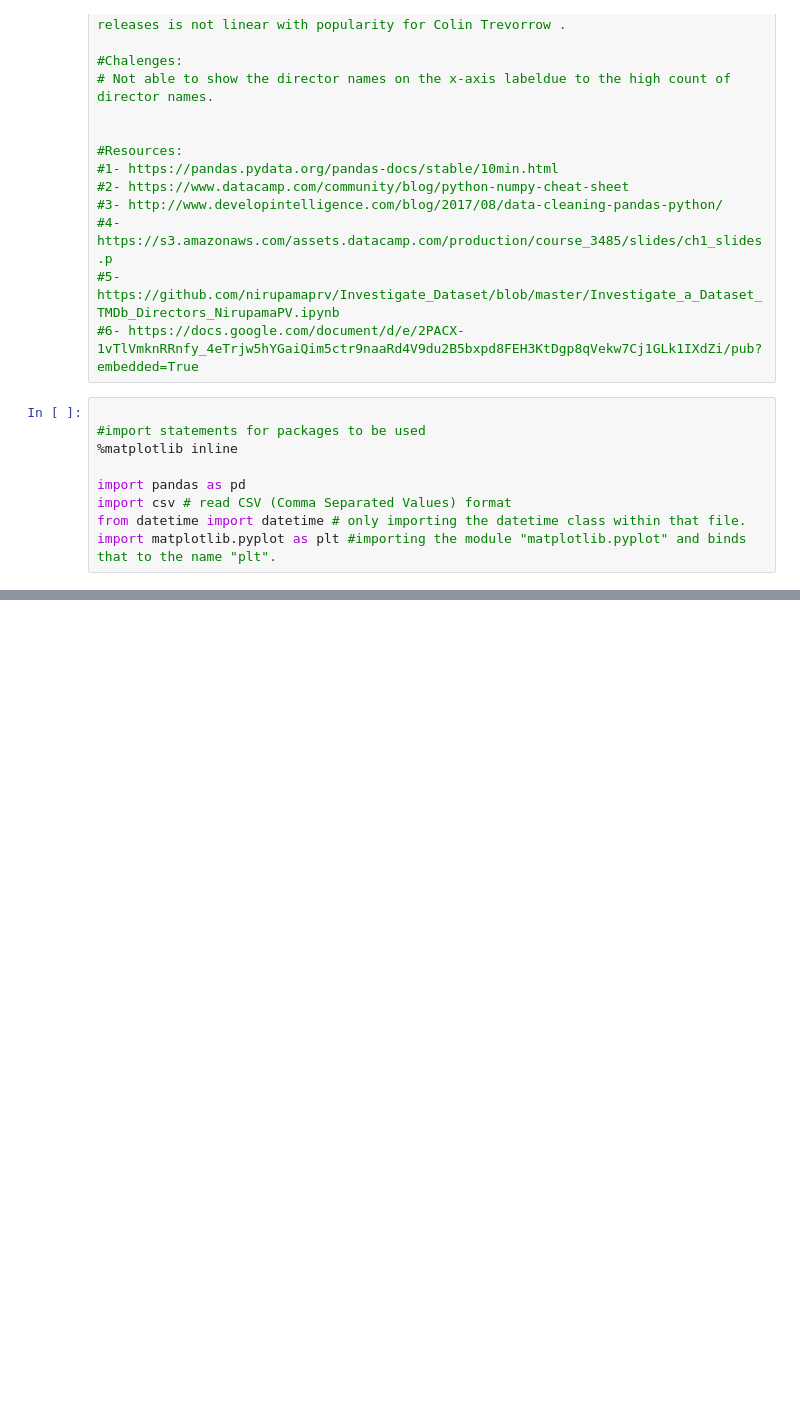
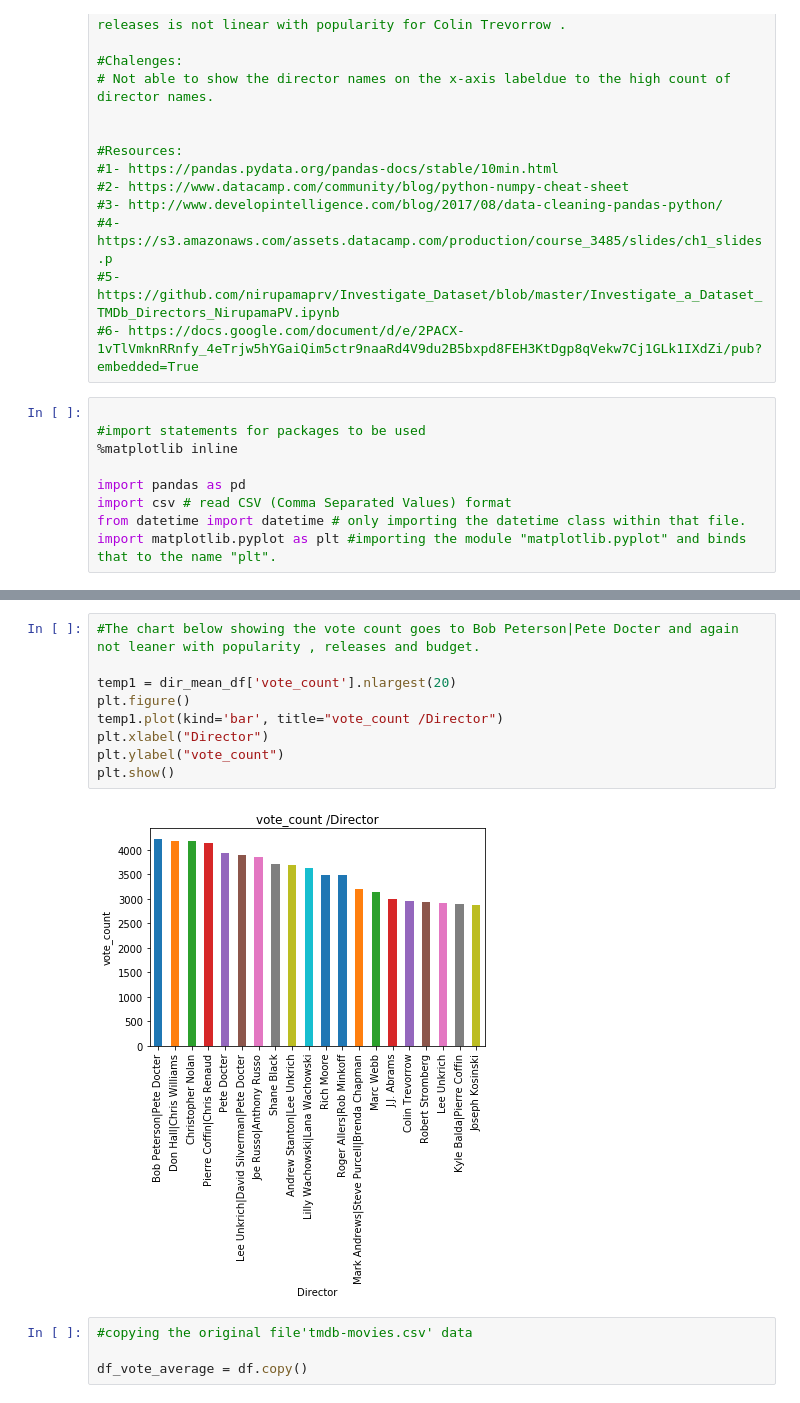
Before and after one commit to ztcom/Udacity, a Jupyter notebook: Report-Copy1.ipynb, the cells around one changed output, grey strips where cells are left out. Cells and saved outputs as stored; diff of their text form; blank space fills up the shorter version.

```diff
--- a/Report-Copy1.ipynb
+++ b/Report-Copy1.ipynb
@@ -525,0 +400,15 @@ Name: runtime, dtype: float64
+# %%
+#The chart below showing the vote count goes to Bob Peterson|Pete Docter and again not leaner with popularity , releases and budget.
+
+temp1 = dir_mean_df['vote_count'].nlargest(20)
+plt.figure()
+temp1.plot(kind='bar', title="vote_count /Director")
+plt.xlabel("Director")
+plt.ylabel("vote_count")
+plt.show()
+# %% [output]
+[figure, added]
+# %%
+#copying the original file'tmdb-movies.csv' data
+
+df_vote_average = df.copy()
```
Also changed, not shown: parts of 73 cells of this notebook.
